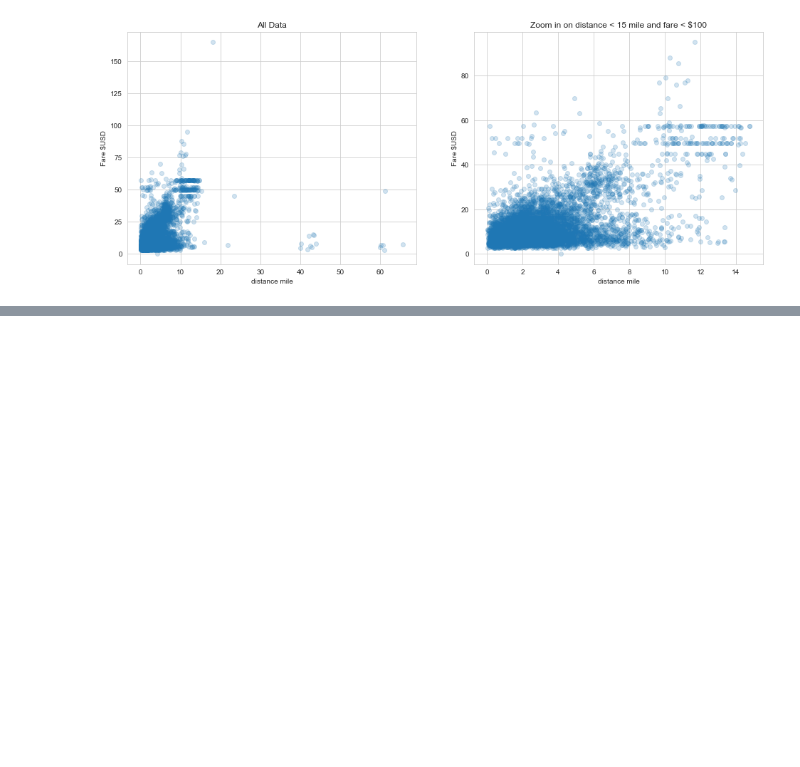
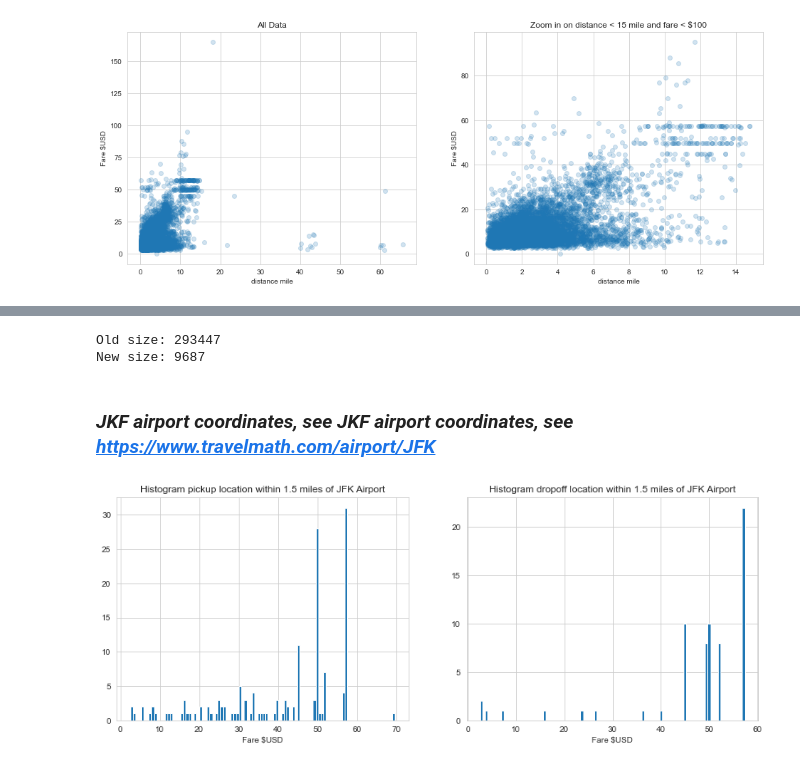
Before and after one commit to ThierrryScotto/New-York-Taxi-Fare-Prediction, a Jupyter notebook: New_York_City_Taxi_Fare_Prediction.ipynb, the cells around one changed output, grey strips where cells are left out. Saved outputs shown, nothing was run; the diff lists cells and outputs as text; code cells hidden in the pictures; blank space fills up the shorter version.

```diff
--- a/New_York_City_Taxi_Fare_Prediction.ipynb
+++ b/New_York_City_Taxi_Fare_Prediction.ipynb
@@ -381,0 +386,31 @@ Text(0.5, 1.0, 'Zoom in on distance < 15 mile and fare < $100')
+# %%
+# remove datapoints with distance < 0.05 miles
+idx = (df_train["distance_miles"] >= 0.05)
+print('Old size: %d' % len(df_train))
+df_train = df_train[idx]
+print('New size: %d' % len(df_train))
+# %% [output]
+Old size: 293447
+New size: 9687
+# %% [markdown]
+### *JKF airport coordinates, see JKF airport coordinates, see [https://www.travelmath.com/airport/JFK](https://www.travelmath.com/airport/JFK])*
+# %%
+jfk = (-73.7822222222,40.6441666667)
+nyc = (-74.0063889, 40.7141667)
+# %%
+def plot_location_fare(loc, name, range=1.5):
+    # select all datapoints with dropoff location within range of airport
+    fig, axs = plt.subplots(1,2, figsize=(14,5))
+    idx = (distance(df_train["pickup_latitude"], df_train["pickup_longitude"], loc[1], loc[0]) < range)
+    df_train[idx]["fare_amount"].hist(bins = 100, ax=axs[0])
+    axs[0].set_xlabel("Fare $USD")
+    axs[0].set_title("Histogram pickup location within {} miles of {}".format(range, name))
+
+    idx = (distance(df_train["dropoff_latitude"], df_train["dropoff_longitude"], loc[1], loc[0]) < range)
+    df_train[idx]["fare_amount"].hist(bins=100, ax=axs[1])
+    axs[1].set_xlabel("Fare $USD")
+    axs[1].set_title("Histogram dropoff location within {} miles of {}".format(range, name))
+# %%
+plot_location_fare(jfk, 'JFK Airport')
+# %% [output]
+[figure, added]
```
Also changed, not shown: parts of 24 cells of this notebook.
